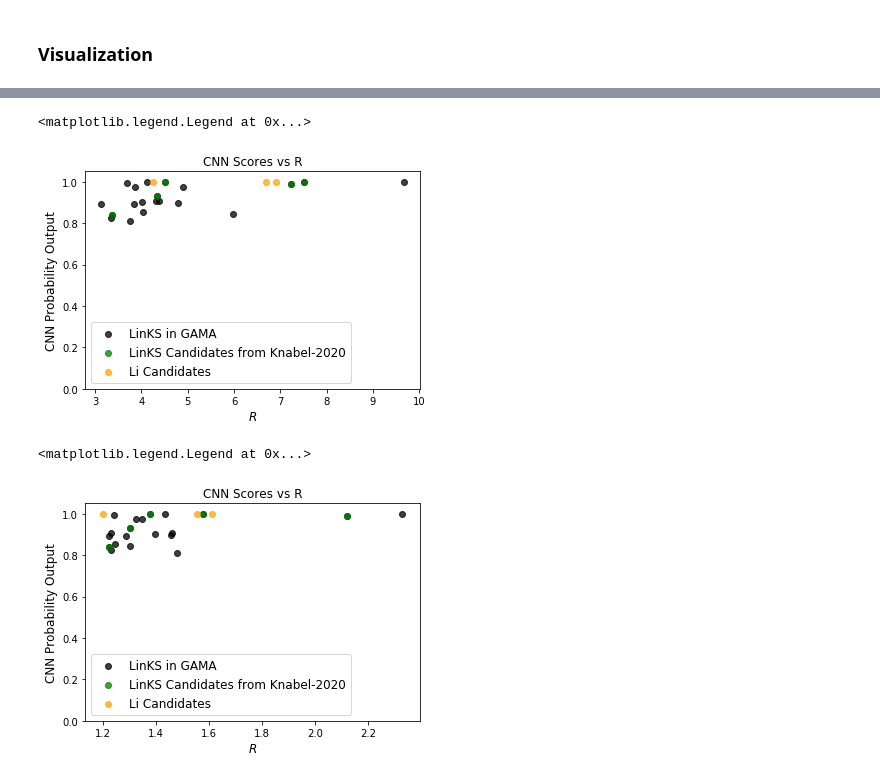
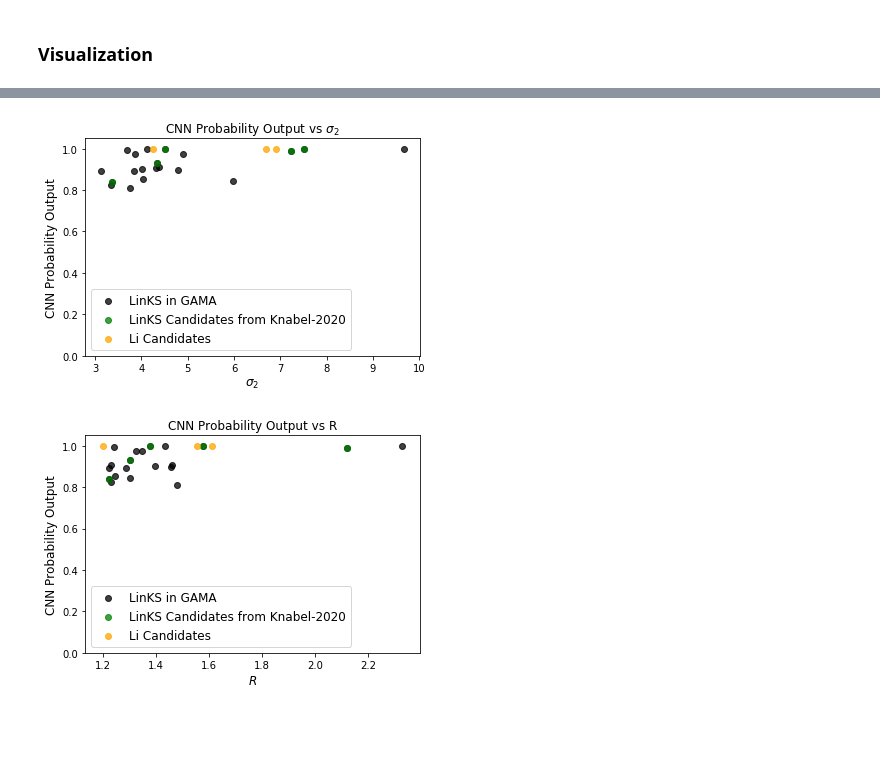
Before and after one commit to shawnknabel/autoz_lens_model, a Jupyter notebook: notebooks/master.ipynb, the cells around one changed output, grey strips where cells are left out. Saved outputs shown, nothing was run; the diff lists cells and outputs as text; code cells hidden in the pictures; blank space fills up the shorter version.

Commit message:
visualizations added

```diff
--- a/notebooks/master.ipynb
+++ b/notebooks/master.ipynb
@@ -1066,38 +1049,37 @@ ax.scatter(links_selected_sample.sigma2,
     links_selected_sample.P1,
           color = 'k',
           marker = 'o',
           alpha = 0.75,
           label = 'LinKS in GAMA')
 ax.scatter(links_knabel_selected_sample.sigma2,
            #links_knabel.sigma2,
     links_knabel_selected_sample.P1,
           color = 'g',
           marker = 'o',
           alpha = 0.75,
           label = 'LinKS Candidates from Knabel-2020')
 
 ax.scatter(li_selected_sample.sigma2,
            #li.sigma2,
     li_selected_sample.probability,
           color = 'orange',
           marker = 'o',
           alpha = 0.75,
           label = 'Li Candidates')
 
 #x.add_patch(patches.Rectangle((1.85, 4.5), 2, 10,
  #                              edgecolor = 'k', facecolor = 'none', linestyle = ':',
   #                            label = 'Holwerda-15 Selection'))
 #ax.axvline(1.2, color = 'k', linewidth = .75, linestyle = '--', label = 'R = 1.2')
 ax.set_ylabel('CNN Probability Output', fontsize = 12)
-ax.set_xlabel('$R$',  fontsize = 12)
-ax.set_title('CNN Scores vs R')
+ax.set_xlabel('$\sigma_2$',  fontsize = 12)
+ax.set_title('CNN Probability Output vs $\sigma_2$')
 plt.legend(fontsize=12)
 #plt.show()
 
-#plt.savefig('/home/shawn/Desktop/links_autoz/visuals/png/cnn_score_to_R_061620.png')
+#plt.savefig(f'{png_path}cnn_score_to_R_011821.png')
 # %% [output]
-<matplotlib.legend.Legend at 0x...>
-[figure, old version]
+[figure, new version]
 # %%
 # CNN probability scores vs R
 
@@ -1134,14 +1116,13 @@ ax.scatter(li_selected_sample.R,
 #ax.axvline(1.2, color = 'k', linewidth = .75, linestyle = '--', label = 'R = 1.2')
 ax.set_ylabel('CNN Probability Output', fontsize = 12)
 ax.set_xlabel('$R$',  fontsize = 12)
-ax.set_title('CNN Scores vs R')
+ax.set_title('CNN Probability Output vs R')
 plt.legend(fontsize=12)
 #plt.show()
 
-#plt.savefig('/home/shawn/Desktop/links_autoz/visuals/png/cnn_score_to_R_061620.png')
+#plt.savefig(f'{png_path}cnn_score_to_R_011821.png')
 # %% [output]
-<matplotlib.legend.Legend at 0x...>
-[figure, old version]
+[figure, new version]
 # %%
 # z1, z2, mass, type?
 #from mpl_toolkits.mplot3d import Axes
```
Also changed, not shown: parts of 12 cells of this notebook, 7 other files.
